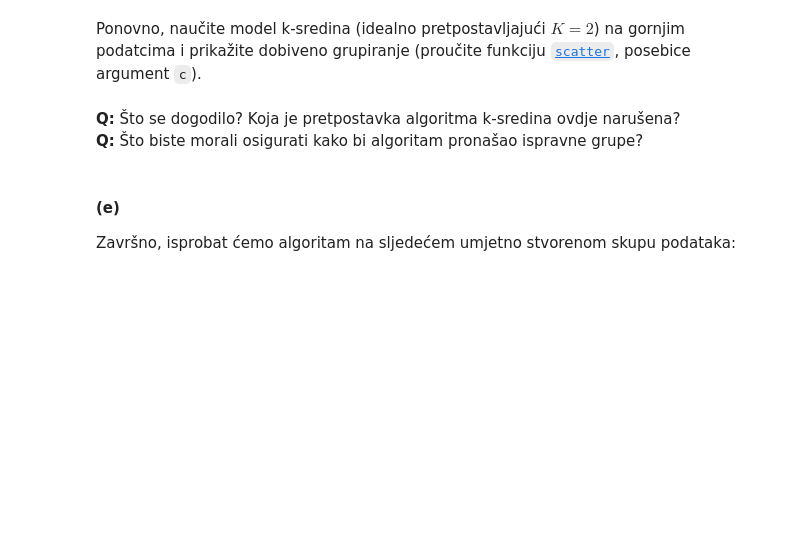
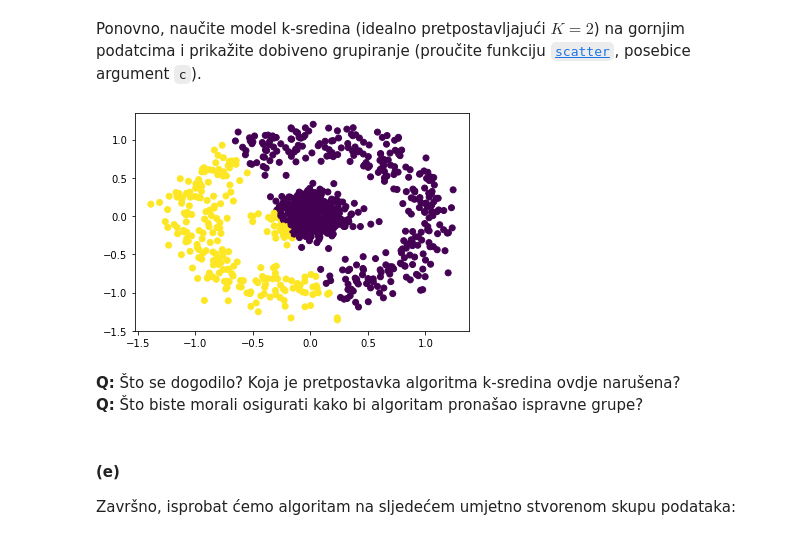
Before and after one commit to mislavivancic/machine-learning-homeworks, a Jupyter notebook: Lab5/SU-2019-LAB05-PGM-NB-Grupiranje-Vrednovanje.ipynb, the cells around one changed output. Drawn from its saved outputs; the diff is of its cells as text; code cells hidden in the pictures; blank space fills up the shorter version.

```diff
--- a/Lab5/SU-2019-LAB05-PGM-NB-Grupiranje-Vrednovanje.ipynb
+++ b/Lab5/SU-2019-LAB05-PGM-NB-Grupiranje-Vrednovanje.ipynb
@@ -614,3 +662,11 @@ Ponovno, naučite model k-sredina (idealno pretpostavljajući $K=2$) na gornjim
+# %%
+cluster = KMeans(n_clusters=2)
+cluster_labels = cluster.fit_predict(X2)
+
+plt.scatter(X2[:,0], X2[:,1], c=cluster_labels)
+plt.show()
+# %% [output]
+[figure, added]
 # %% [markdown]
 **Q:** Što se dogodilo? Koja je pretpostavka algoritma k-sredina ovdje narušena?
 **Q:** Što biste morali osigurati kako bi algoritam pronašao ispravne grupe?
```
Also changed, not shown: parts of 19 cells of this notebook.
